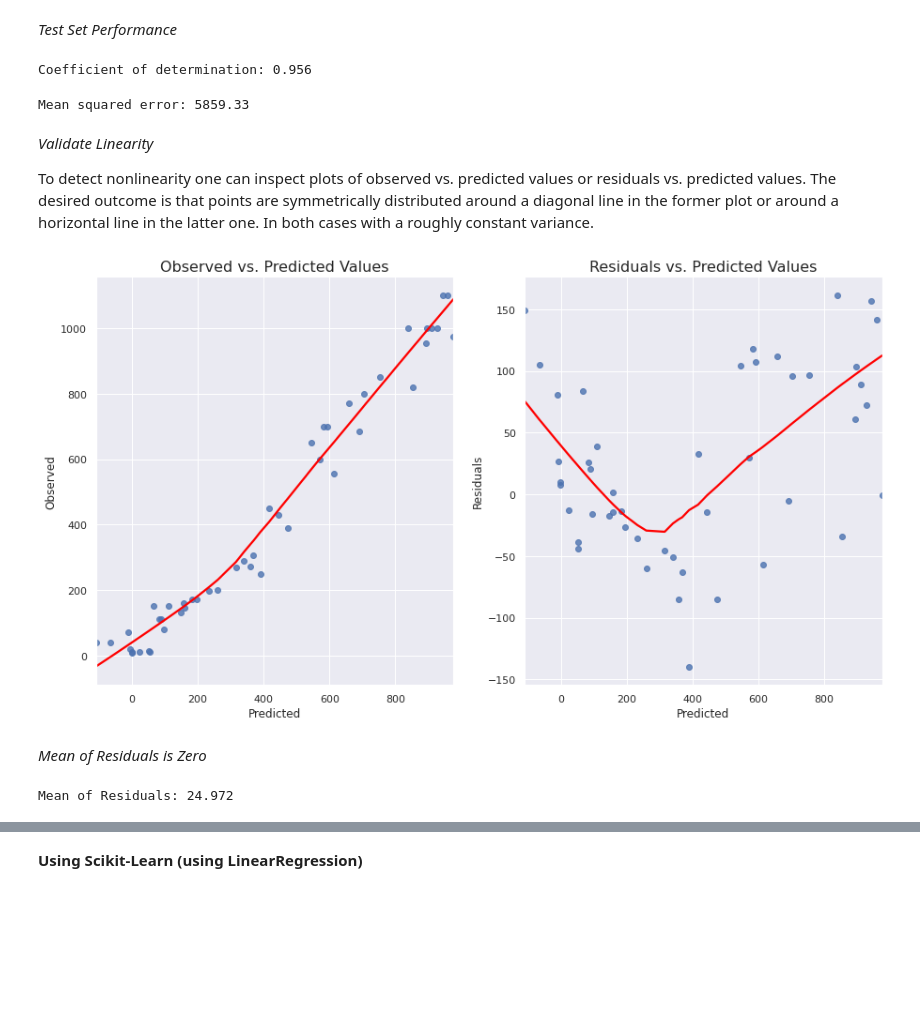
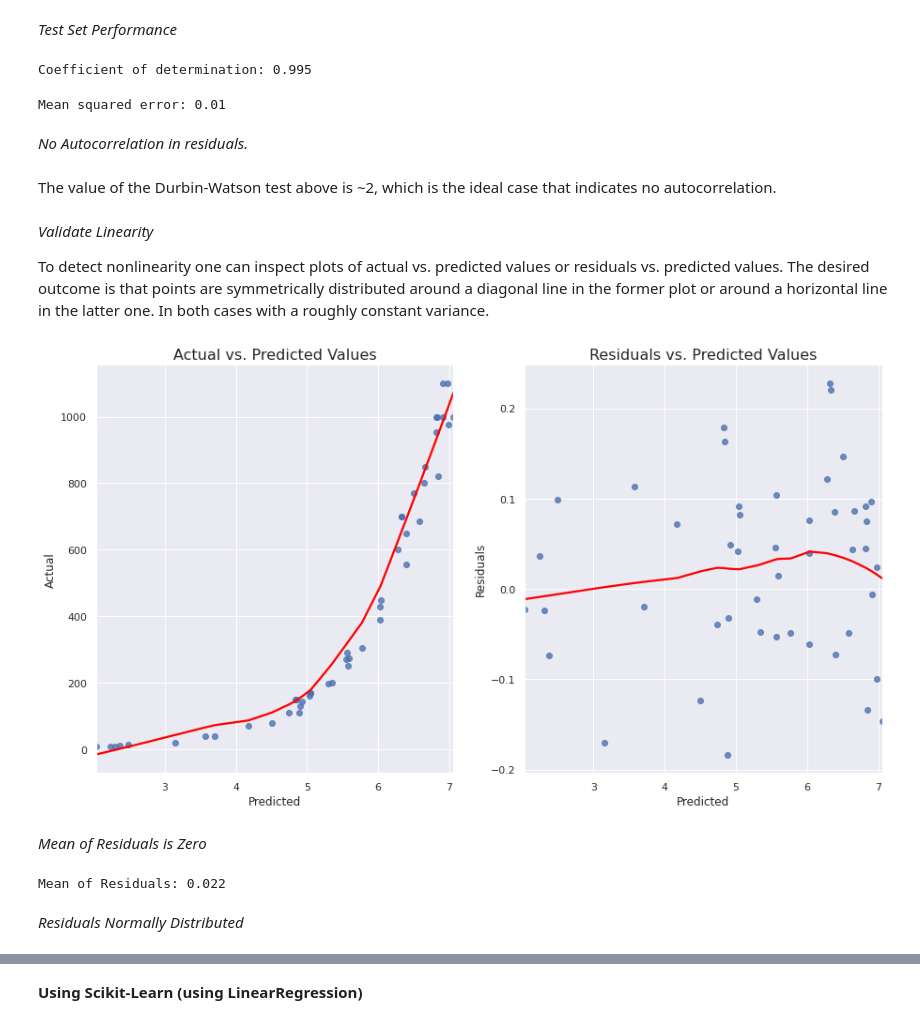
Before and after one commit to aedenj/machine-learning-explorations, a Jupyter notebook: fish-market-species/model.ipynb, the cells around one changed output, grey strips where cells are left out. Drawn from its saved outputs; the diff is of its cells as text; code cells hidden in the pictures; blank space fills up the shorter version.

```diff
--- a/fish-market-species/model.ipynb
+++ b/fish-market-species/model.ipynb
@@ -277,8 +284,8 @@ def plot_linearity_checks(y_pred, y_test, resids):
     fig, ax = plt.subplots(1, 2, squeeze=True, figsize=(15, 8))
 
     sns.regplot(x=y_pred, y=y_test, lowess=True, ax=ax[0], line_kws={'color': 'red'})
-    ax[0].set_title('Observed vs. Predicted Values', fontsize=16)
-    ax[0].set(xlabel='Predicted', ylabel='Observed')
+    ax[0].set_title('Actual vs. Predicted Values', fontsize=16)
+    ax[0].set(xlabel='Predicted', ylabel='Actual')
 
     sns.regplot(x=y_pred, y=resids, lowess=True, ax=ax[1], line_kws={'color': 'red'})
     ax[1].set_title('Residuals vs. Predicted Values', fontsize=16)
@@ -290,7 +297,7 @@ from statsmodels.formula.api import ols
 
 train, test = train_test_split(fishes, test_size=0.3, random_state=1)
 
-mod = ols(formula='Weight ~ Height + Length1 + np.log(Width) + C(Species)', data=train)
+mod = ols(formula='np.log(Weight) ~ np.log(Height) + np.log(Length1) + np.log(Width) + C(Species)', data=train)
 res = mod.fit()
 
 res.summary()
@@ -329,24 +336,30 @@ X_test = test.drop(columns=['Weight'])
 y_test = test['Weight']
 y_pred = res.predict(X_test)
 # %%
-print('Coefficient of determination: %.3f' % r2_score(y_test, y_pred))
+print('Coefficient of determination: %.3f' % r2_score(np.log(y_test), y_pred))
 # %% [output]
-Coefficient of determination: 0.956
+Coefficient of determination: 0.995
 # %%
-print('Mean squared error: %.2f' % mean_squared_error(y_test, y_pred))
+print('Mean squared error: %.2f' % mean_squared_error(np.log(y_test), y_pred))
 # %% [output]
-Mean squared error: 5859.33
+Mean squared error: 0.01
+# %% [markdown]
+*No Autocorrelation in residuals.*
+# %% [markdown]
+The value of the Durbin-Watson test above is ~2, which is the ideal case that indicates no autocorrelation.
 # %% [markdown]
 *Validate Linearity*
 
-To detect nonlinearity one can inspect plots of observed vs. predicted values or residuals vs. predicted values. The desired outcome is that points are symmetrically distributed around a diagonal line in the former plot or around a horizontal line in the latter one. In both cases with a roughly constant variance.
+To detect nonlinearity one can inspect plots of actual vs. predicted values or residuals vs. predicted values. The desired outcome is that points are symmetrically distributed around a diagonal line in the former plot or around a horizontal line in the latter one. In both cases with a roughly constant variance.
 # %%
-plot_linearity_checks(y_pred, y_test, y_test - y_pred);
+plot_linearity_checks(y_pred, y_test, np.log(y_test) - y_pred);
 # %% [output]
-[figure, old version]
+[figure, new version]
 # %% [markdown]
 *Mean of Residuals is Zero*
 # %%
-print('Mean of Residuals: %.3f' % np.mean(y_test - y_pred))
+print('Mean of Residuals: %.3f' % np.mean(np.log(y_test) - y_pred))
 # %% [output]
-Mean of Residuals: 24.972
+Mean of Residuals: 0.022
+# %% [markdown]
+*Residuals Normally Distributed*
```
Also changed, not shown: parts of 19 cells of this notebook.
